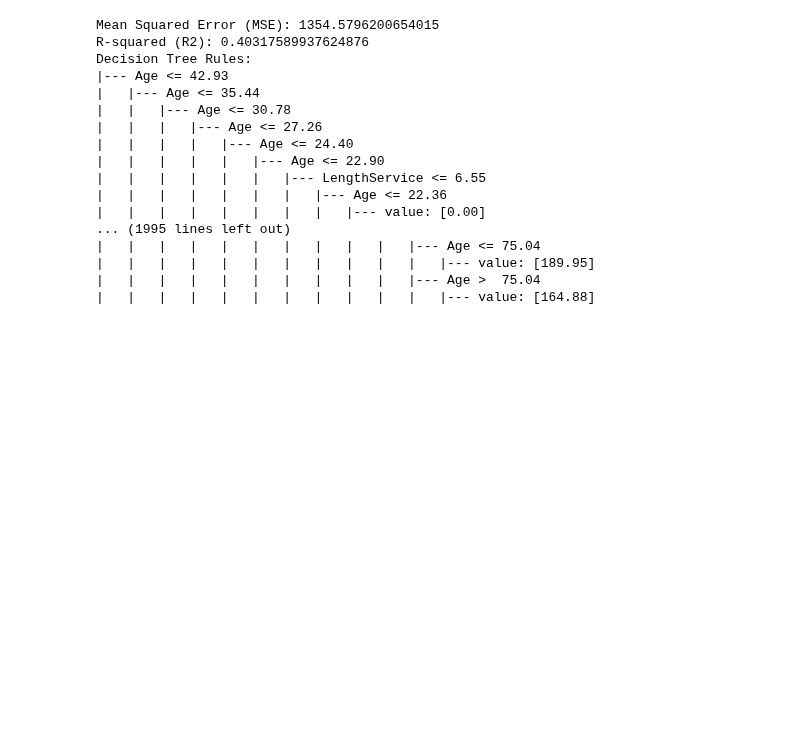
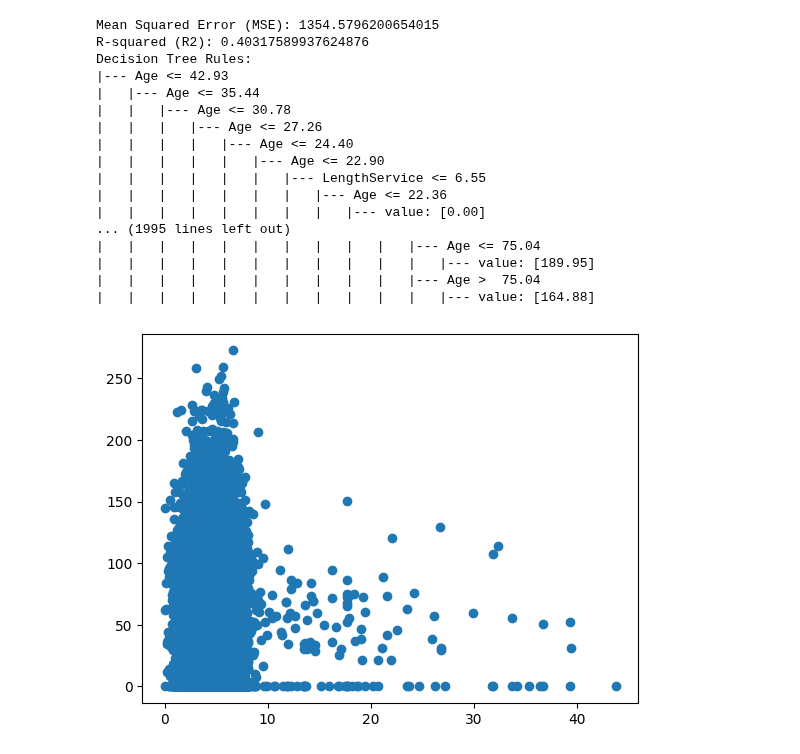
Before and after one commit to VladSaaS/peopleanlaytics, a Jupyter notebook: MFG Employee Absenteeism/MFGAbsenteeism.ipynb, the cells around one changed output. Drawn from its saved outputs; the diff is of its cells as text; code cells hidden in the pictures; blank space fills up the shorter version.

Commit message:
MFG scatter for absenteeism vs age, service length

```diff
--- a/MFG Employee Absenteeism/MFGAbsenteeism.ipynb
+++ b/MFG Employee Absenteeism/MFGAbsenteeism.ipynb
@@ -125,3 +125,11 @@ Decision Tree Rules:
 |   |   |   |   |   |   |   |   |   |   |   |--- value: [189.95]
 |   |   |   |   |   |   |   |   |   |   |--- Age >  75.04
 |   |   |   |   |   |   |   |   |   |   |   |--- value: [164.88]
+# %%
+# exploring the relationship between length of service and absenteeism using a scatter plot
+x = df['LengthService']
+y = df['AbsentHours']
+plt.scatter(x, y)
+plt.show()
+# %% [output]
+[figure, added]
```
Also changed, not shown: parts of 1 cell of this notebook.
